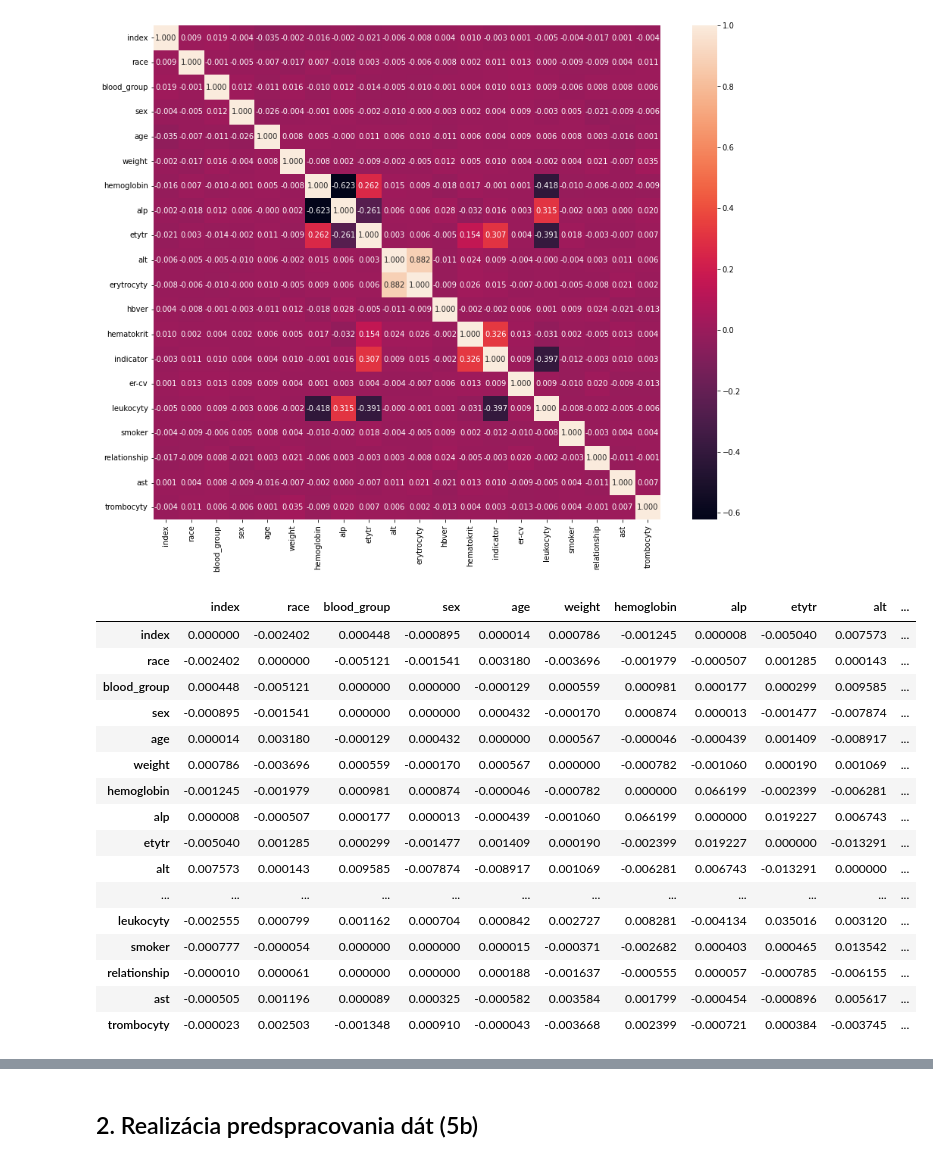
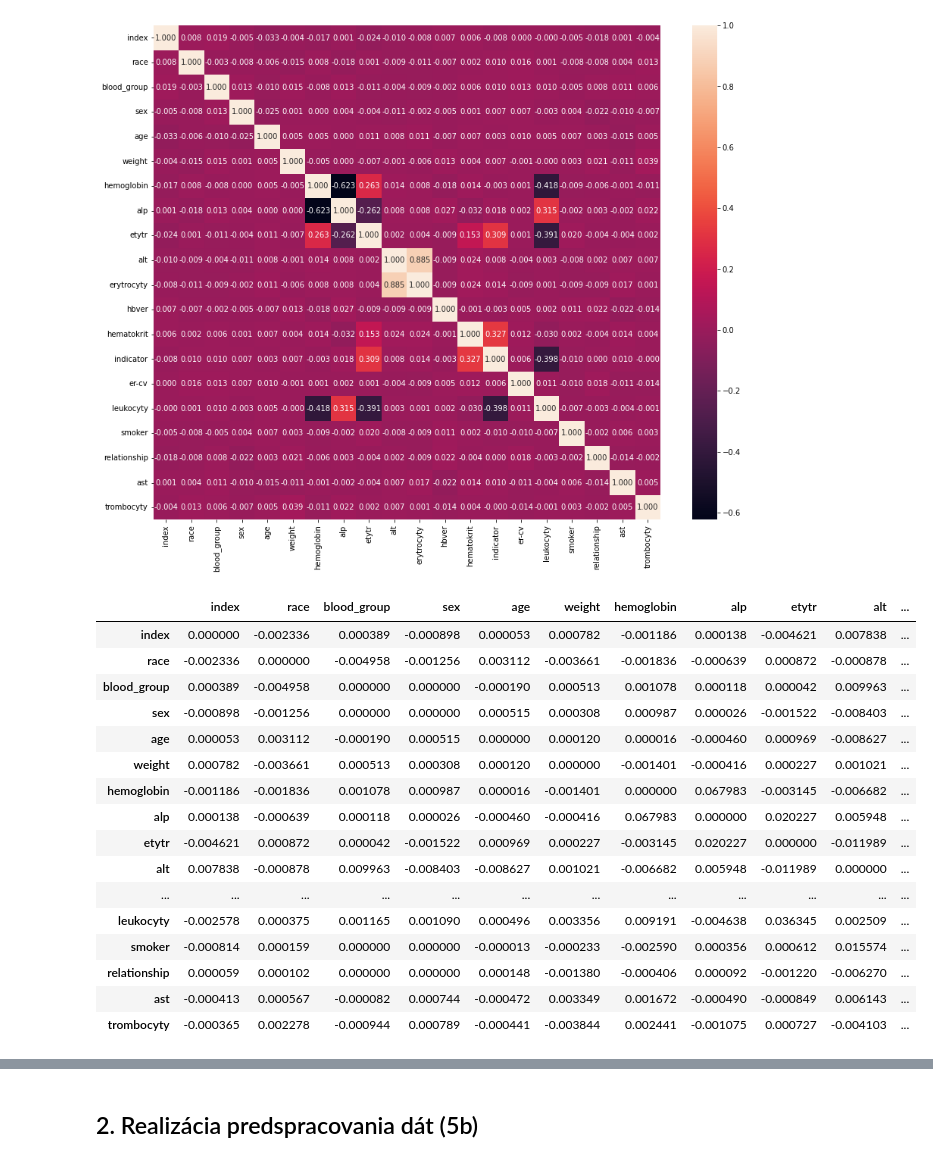
Before and after one commit to psmrecek/IAU-Projekt-ZS2021, a Jupyter notebook: Fáza 2 - Smreček.ipynb, the cells around one changed output, grey strips where cells are left out. Saved outputs shown, nothing was run; the diff lists cells and outputs as text; code cells hidden in the pictures.

```diff
--- a/Fáza 2 - Smreček.ipynb
+++ b/Fáza 2 - Smreček.ipynb
@@ -331,3 +333,5 @@ merged_median.corr() - merged_knn.corr()
 # %% [markdown]
 ### Vychýlené dáta
+# %%
+merged_num_only = merged_withoutNA.drop(["residence", "job", "company", "name", "birthdate"], axis=1)
 # %%
@@ -459 +461,3 @@ merged_mean_replacedOut = replace_outliers(merged_mean)
+# %%
+merged_replacedOut = replace_outliers(merged_num_only)
 # %%
@@ -524,22 +528,22 @@ sns.heatmap(merged_mean_replacedOut.corr(), ax=ax, annot=True, fmt=".3f")
 <AxesSubplot:>
 [figure]
 # %%
-merged.corr() - merged_mean_replacedOut.corr()
+merged_num_only.corr() - merged_replacedOut.corr()
 # %% [output]
 |  | index | race | blood_group | sex | age | weight | hemoglobin | alp | etytr | alt | ... |
-| index | 0.000000 | -0.002402 | 0.000448 | -0.000895 | 0.000014 | 0.000786 | -0.001245 | 0.000008 | -0.005040 | 0.007573 | ... |
-| race | -0.002402 | 0.000000 | -0.005121 | -0.001541 | 0.003180 | -0.003696 | -0.001979 | -0.000507 | 0.001285 | 0.000143 | ... |
-| blood_group | 0.000448 | -0.005121 | 0.000000 | 0.000000 | -0.000129 | 0.000559 | 0.000981 | 0.000177 | 0.000299 | 0.009585 | ... |
-| sex | -0.000895 | -0.001541 | 0.000000 | 0.000000 | 0.000432 | -0.000170 | 0.000874 | 0.000013 | -0.001477 | -0.007874 | ... |
-| age | 0.000014 | 0.003180 | -0.000129 | 0.000432 | 0.000000 | 0.000567 | -0.000046 | -0.000439 | 0.001409 | -0.008917 | ... |
-| weight | 0.000786 | -0.003696 | 0.000559 | -0.000170 | 0.000567 | 0.000000 | -0.000782 | -0.001060 | 0.000190 | 0.001069 | ... |
-| hemoglobin | -0.001245 | -0.001979 | 0.000981 | 0.000874 | -0.000046 | -0.000782 | 0.000000 | 0.066199 | -0.002399 | -0.006281 | ... |
-| alp | 0.000008 | -0.000507 | 0.000177 | 0.000013 | -0.000439 | -0.001060 | 0.066199 | 0.000000 | 0.019227 | 0.006743 | ... |
-| etytr | -0.005040 | 0.001285 | 0.000299 | -0.001477 | 0.001409 | 0.000190 | -0.002399 | 0.019227 | 0.000000 | -0.013291 | ... |
-| alt | 0.007573 | 0.000143 | 0.009585 | -0.007874 | -0.008917 | 0.001069 | -0.006281 | 0.006743 | -0.013291 | 0.000000 | ... |
+| index | 0.000000 | -0.002336 | 0.000389 | -0.000898 | 0.000053 | 0.000782 | -0.001186 | 0.000138 | -0.004621 | 0.007838 | ... |
+| race | -0.002336 | 0.000000 | -0.004958 | -0.001256 | 0.003112 | -0.003661 | -0.001836 | -0.000639 | 0.000872 | -0.000878 | ... |
+| blood_group | 0.000389 | -0.004958 | 0.000000 | 0.000000 | -0.000190 | 0.000513 | 0.001078 | 0.000118 | 0.000042 | 0.009963 | ... |
+| sex | -0.000898 | -0.001256 | 0.000000 | 0.000000 | 0.000515 | 0.000308 | 0.000987 | 0.000026 | -0.001522 | -0.008403 | ... |
+| age | 0.000053 | 0.003112 | -0.000190 | 0.000515 | 0.000000 | 0.000120 | 0.000016 | -0.000460 | 0.000969 | -0.008627 | ... |
+| weight | 0.000782 | -0.003661 | 0.000513 | 0.000308 | 0.000120 | 0.000000 | -0.001401 | -0.000416 | 0.000227 | 0.001021 | ... |
+| hemoglobin | -0.001186 | -0.001836 | 0.001078 | 0.000987 | 0.000016 | -0.001401 | 0.000000 | 0.067983 | -0.003145 | -0.006682 | ... |
+| alp | 0.000138 | -0.000639 | 0.000118 | 0.000026 | -0.000460 | -0.000416 | 0.067983 | 0.000000 | 0.020227 | 0.005948 | ... |
+| etytr | -0.004621 | 0.000872 | 0.000042 | -0.001522 | 0.000969 | 0.000227 | -0.003145 | 0.020227 | 0.000000 | -0.011989 | ... |
+| alt | 0.007838 | -0.000878 | 0.009963 | -0.008403 | -0.008627 | 0.001021 | -0.006682 | 0.005948 | -0.011989 | 0.000000 | ... |
 | ... | ... | ... | ... | ... | ... | ... | ... | ... | ... | ... | ... |
-| leukocyty | -0.002555 | 0.000799 | 0.001162 | 0.000704 | 0.000842 | 0.002727 | 0.008281 | -0.004134 | 0.035016 | 0.003120 | ... |
-| smoker | -0.000777 | -0.000054 | 0.000000 | 0.000000 | 0.000015 | -0.000371 | -0.002682 | 0.000403 | 0.000465 | 0.013542 | ... |
-| relationship | -0.000010 | 0.000061 | 0.000000 | 0.000000 | 0.000188 | -0.001637 | -0.000555 | 0.000057 | -0.000785 | -0.006155 | ... |
-| ast | -0.000505 | 0.001196 | 0.000089 | 0.000325 | -0.000582 | 0.003584 | 0.001799 | -0.000454 | -0.000896 | 0.005617 | ... |
-| trombocyty | -0.000023 | 0.002503 | -0.001348 | 0.000910 | -0.000043 | -0.003668 | 0.002399 | -0.000721 | 0.000384 | -0.003745 | ... |
+| leukocyty | -0.002578 | 0.000375 | 0.001165 | 0.001090 | 0.000496 | 0.003356 | 0.009191 | -0.004638 | 0.036345 | 0.002509 | ... |
+| smoker | -0.000814 | 0.000159 | 0.000000 | 0.000000 | -0.000013 | -0.000233 | -0.002590 | 0.000356 | 0.000612 | 0.015574 | ... |
+| relationship | 0.000059 | 0.000102 | 0.000000 | 0.000000 | 0.000148 | -0.001380 | -0.000406 | 0.000092 | -0.001220 | -0.006270 | ... |
+| ast | -0.000413 | 0.000567 | -0.000082 | 0.000744 | -0.000472 | 0.003349 | 0.001672 | -0.000490 | -0.000849 | 0.006143 | ... |
+| trombocyty | -0.000365 | 0.002278 | -0.000944 | 0.000789 | -0.000441 | -0.003844 | 0.002441 | -0.001075 | 0.000727 | -0.004103 | ... |
```
Also changed, not shown: parts of 26 cells of this notebook.
